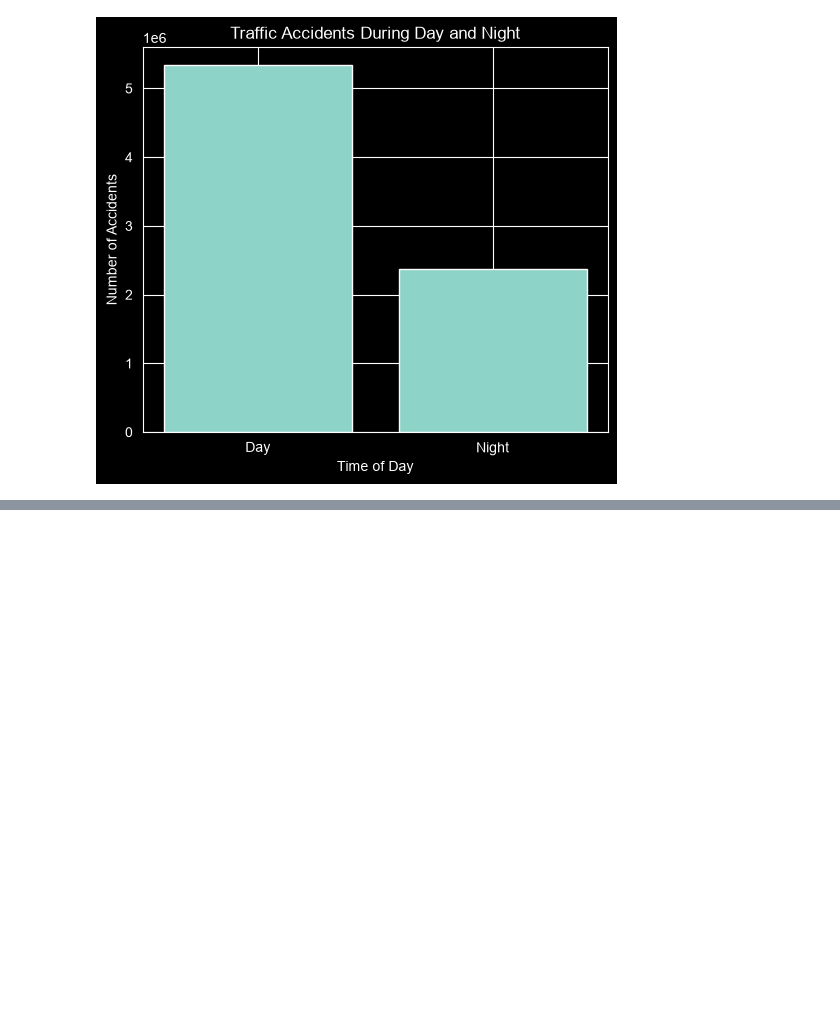
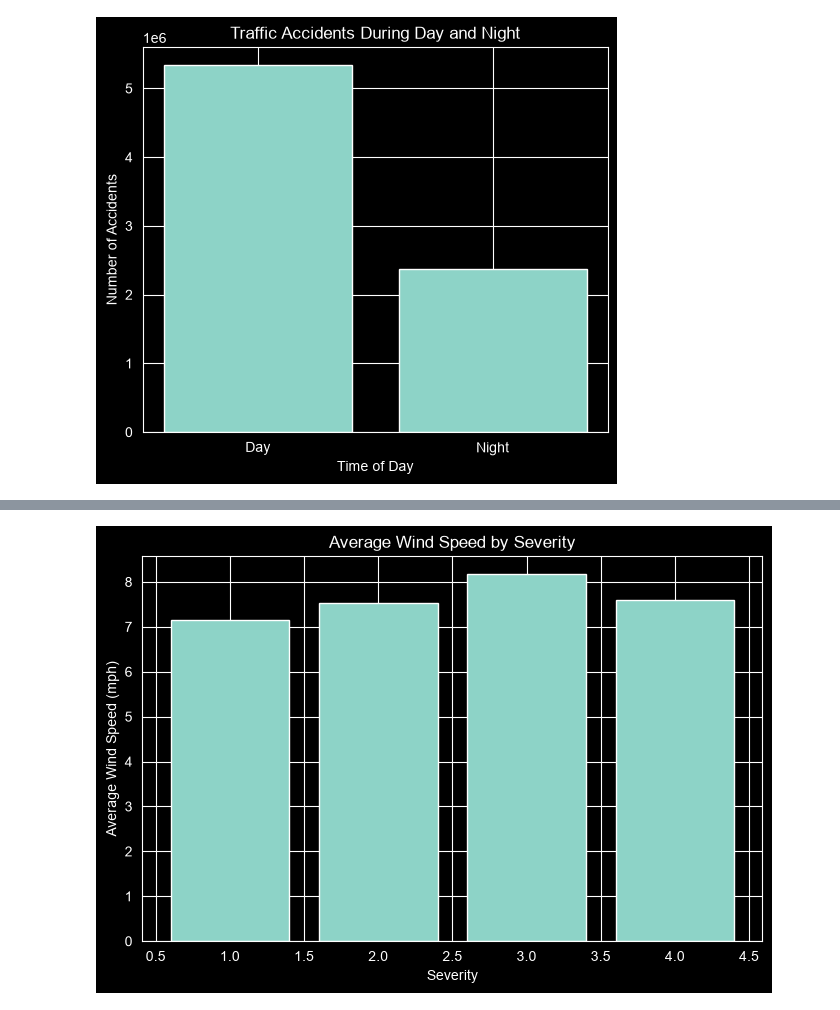
Before and after one commit to masoudtjaik/Data-Analysis-Project-US-ACCIDENT, a Jupyter notebook: US.ipynb, the cells around one changed output, grey strips where cells are left out. Saved outputs shown, nothing was run; the diff lists cells and outputs as text; code cells hidden in the pictures; blank space fills up the shorter version.

```diff
--- a/US.ipynb
+++ b/US.ipynb
@@ -526,0 +569,21 @@ plt.show()
+# %%
+wind = (
+    df.groupby('Severity')['Wind_Speed(mph)']
+      .mean()
+      .reset_index()
+)
+
+plt.figure(figsize=(8,5))
+
+plt.bar(
+    wind['Severity'],
+    wind['Wind_Speed(mph)']
+)
+
+plt.title('Average Wind Speed by Severity')
+plt.xlabel('Severity')
+plt.ylabel('Average Wind Speed (mph)')
+
+plt.show()
+# %% [output]
+[figure, added]
```
Also changed, not shown: parts of 6 cells of this notebook, 1 other file.
